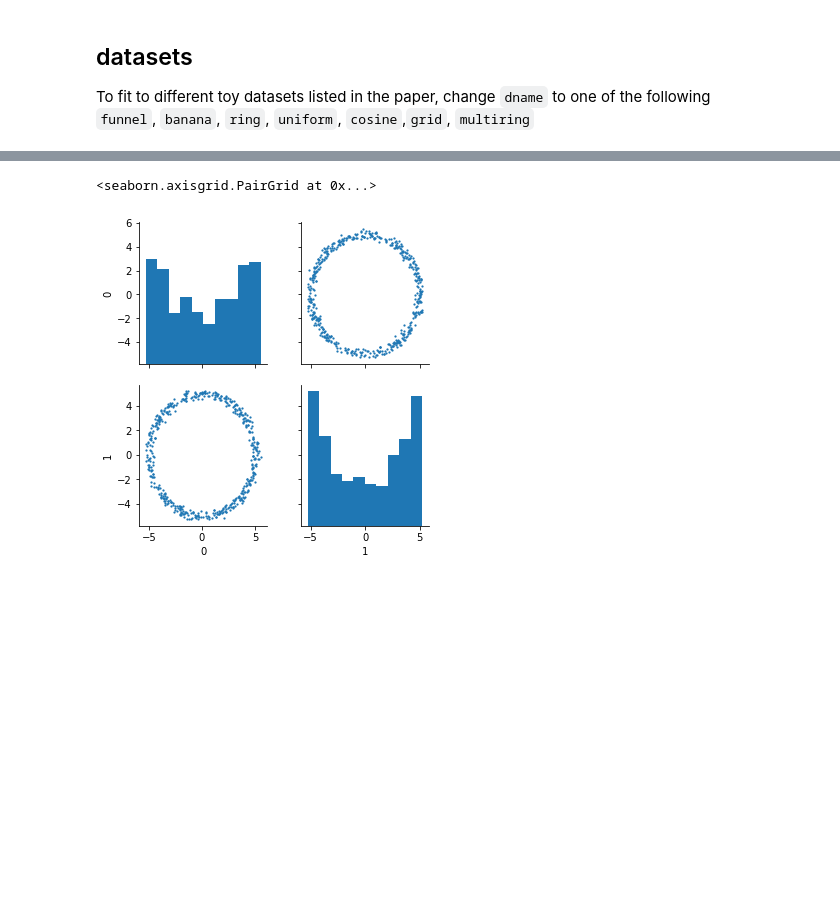
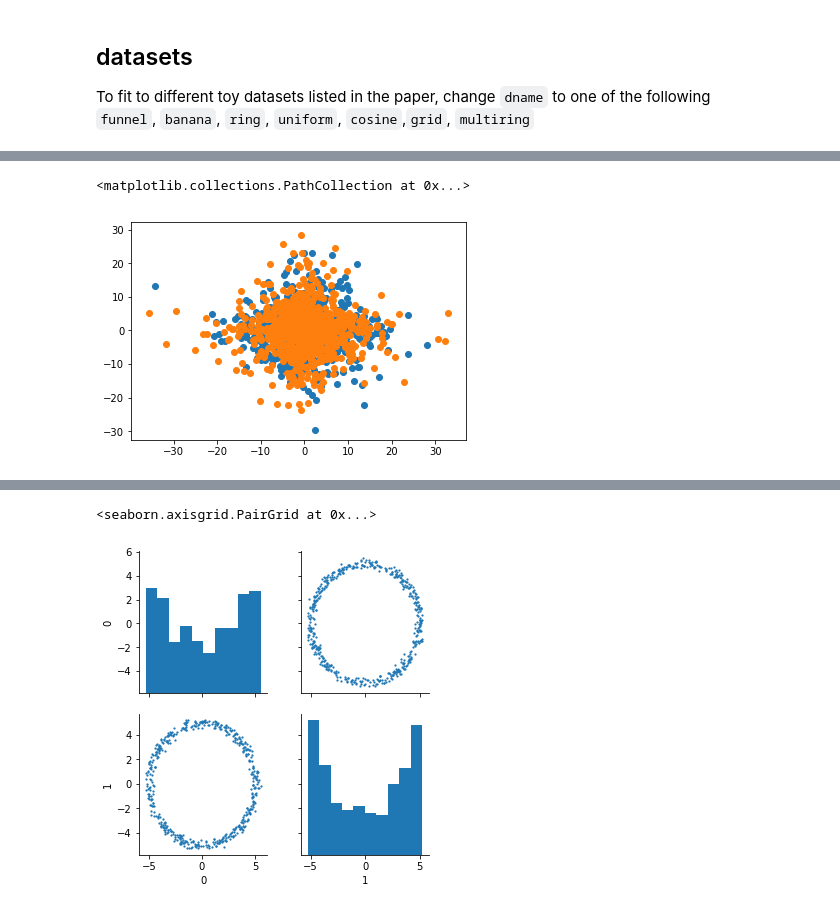
Before and after one commit to kevin-w-li/deep-kexpfam, a Jupyter notebook: training_demo.ipynb, the cells around one changed output, grey strips where cells are left out. Cells and saved outputs as stored; diff of their text form; code cells hidden in the pictures; blank space fills up the shorter version.

```diff
--- a/training_demo.ipynb
+++ b/training_demo.ipynb
@@ -15,0 +50,8 @@ To fit to different toy datasets listed in the paper, change `dname` to one of t
+# %%
+s2 = laplace.rvs(loc = 0, scale = 2*1.5**2, size=[1000,2])
+# %%
+plt.scatter(samples[:,0], samples[:,1])
+plt.scatter(s2[:,0], s2[:,1])
+# %% [output]
+<matplotlib.collections.PathCollection at 0x...>
+[figure, added]
```
Also changed, not shown: parts of 10 cells of this notebook, 8 other files.
